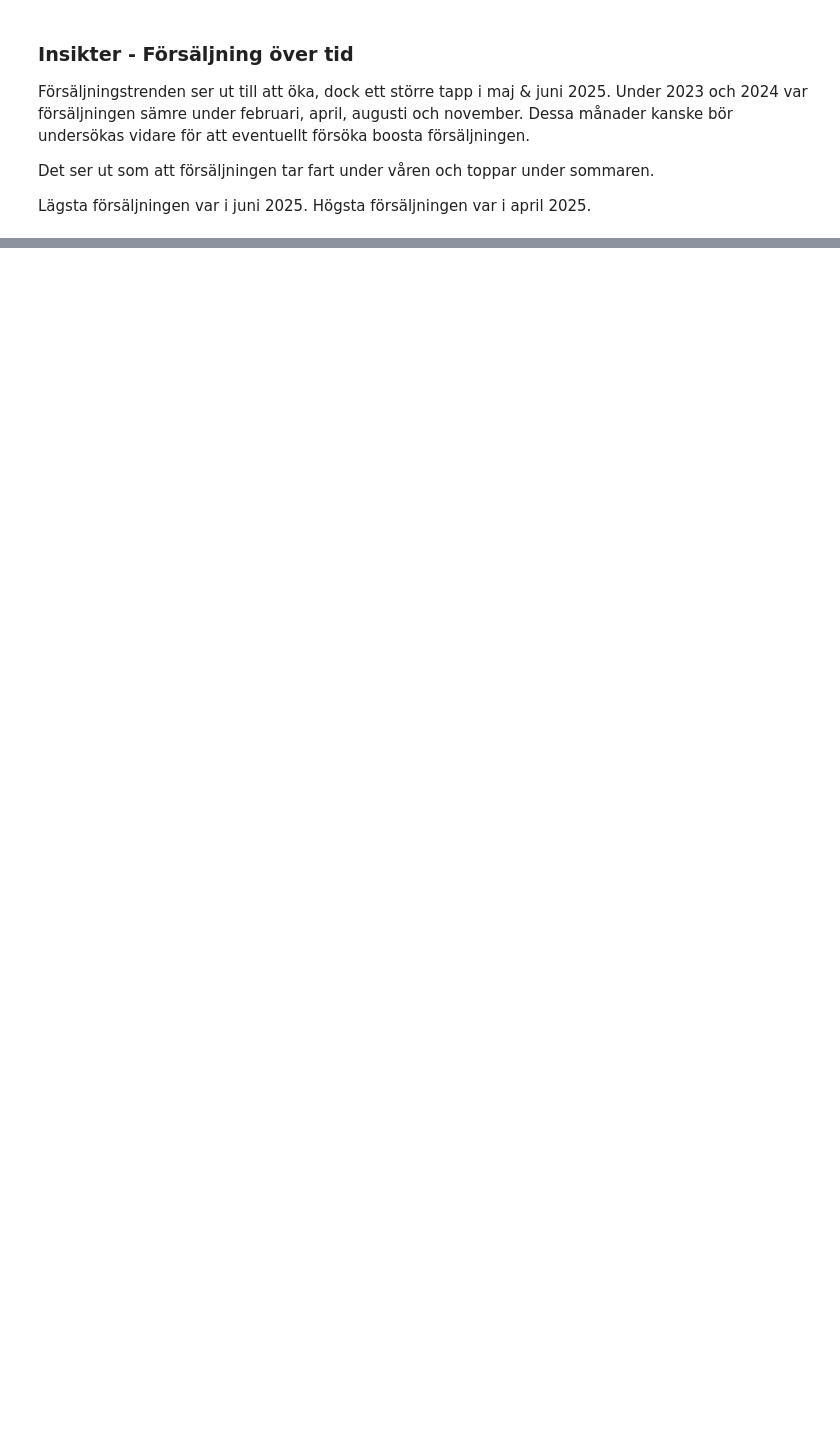
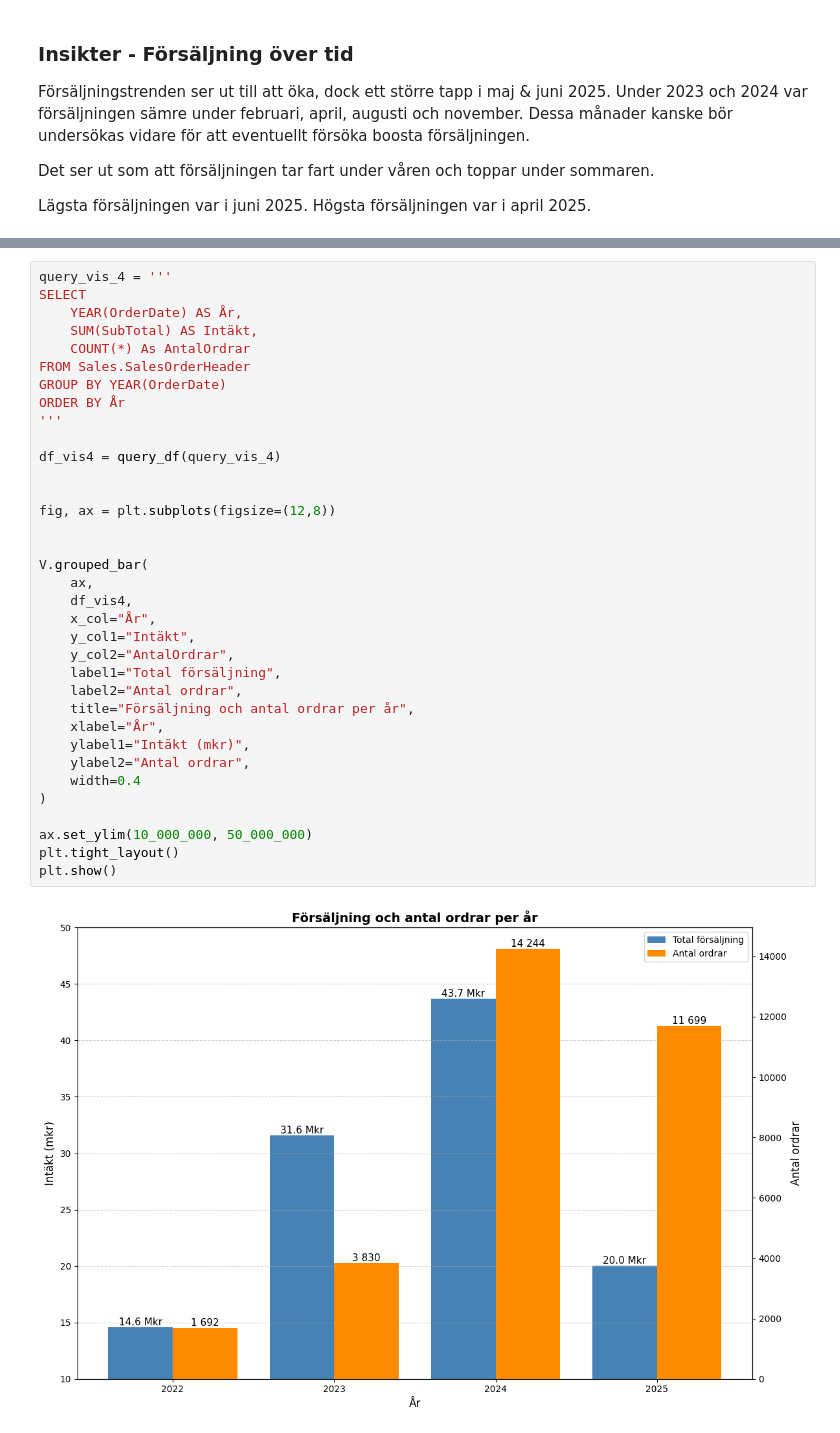
Before and after one commit to Jack-JackAttack/AdventureWorks, a Jupyter notebook: analys.ipynb, the cells around one changed output, grey strips where cells are left out. Saved outputs shown, nothing was run; the diff lists cells and outputs as text; blank space fills up the shorter version.

Commit message:
Visualisering 4: Försäljning och antal ordrar per år

```diff
--- a/analys.ipynb
+++ b/analys.ipynb
@@ -241,0 +250,37 @@ Högsta försäljningen var i april 2025.
+# %%
+query_vis_4 = '''
+SELECT
+    YEAR(OrderDate) AS År,
+    SUM(SubTotal) AS Intäkt,
+    COUNT(*) As AntalOrdrar
+FROM Sales.SalesOrderHeader
+GROUP BY YEAR(OrderDate)
+ORDER BY År
+'''
+
+df_vis4 = query_df(query_vis_4)
+
+
+fig, ax = plt.subplots(figsize=(12,8))
+
+
+V.grouped_bar(
+    ax,
+    df_vis4,
+    x_col="År",
+    y_col1="Intäkt",
+    y_col2="AntalOrdrar",
+    label1="Total försäljning",
+    label2="Antal ordrar",
+    title="Försäljning och antal ordrar per år",
+    xlabel="År",
+    ylabel1="Intäkt (mkr)",
+    ylabel2="Antal ordrar",
+    width=0.4
+)
+
+ax.set_ylim(10_000_000, 50_000_000)
+plt.tight_layout()
+plt.show()
+# %% [output]
+[figure, added]
```
Also changed, not shown: parts of 2 cells of this notebook, 2 other files.
